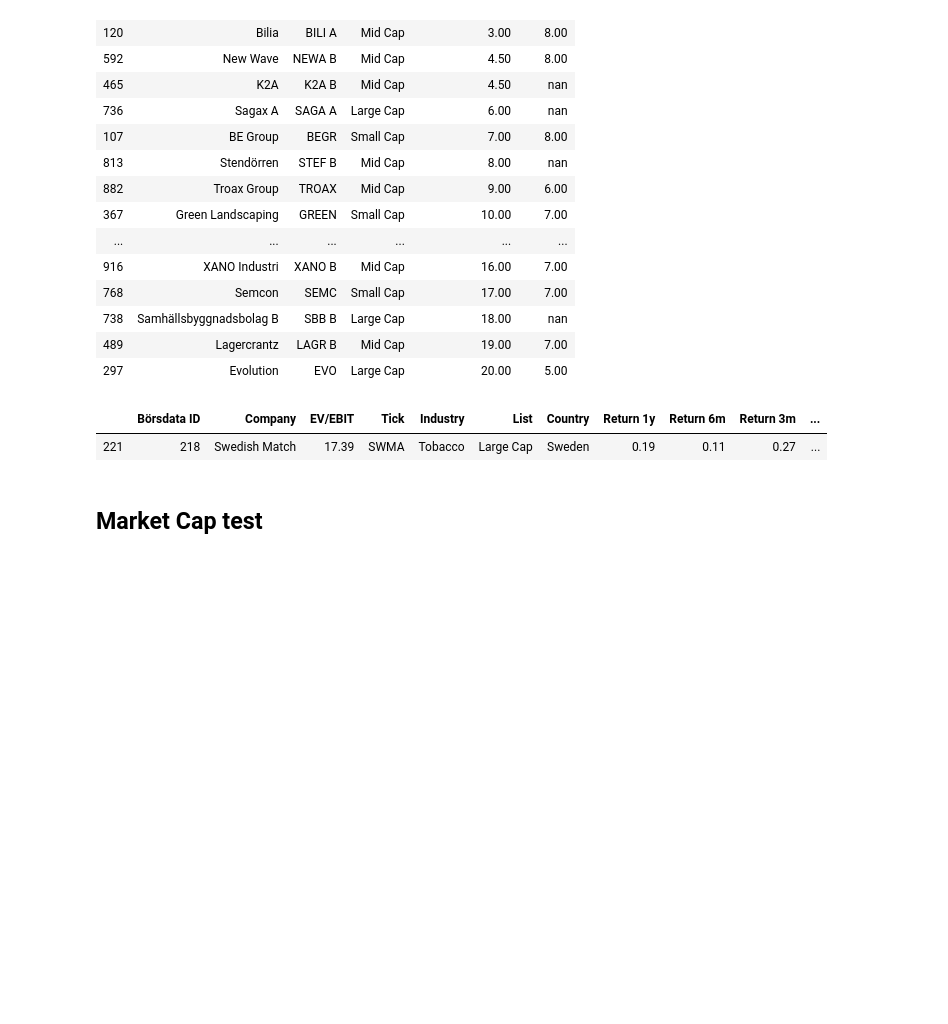
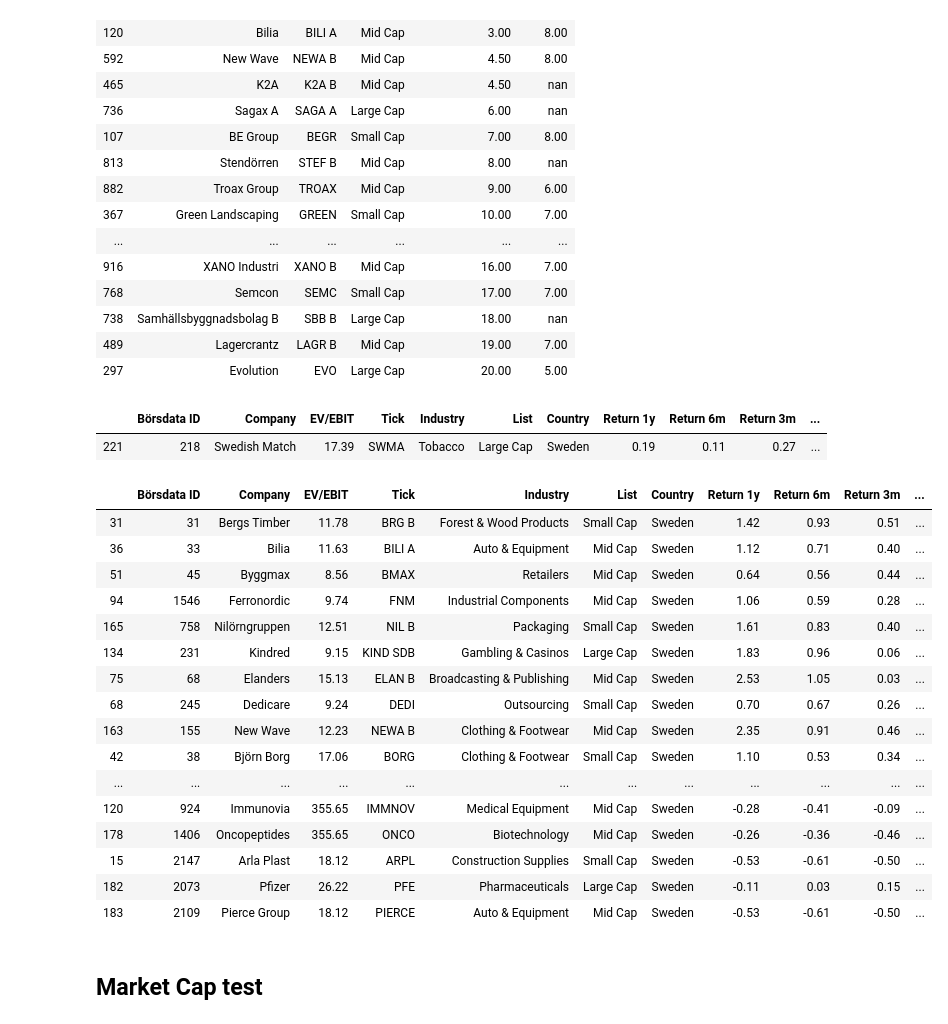
Before and after one commit to webclinic017/Portfolio_Construction, a Jupyter notebook: Equity_Strategies/Quant_Strategies.ipynb, the cells around one changed output. Cells and saved outputs as stored; diff of their text form; code cells hidden in the pictures; blank space fills up the shorter version.

```diff
--- a/Equity_Strategies/Quant_Strategies.ipynb
+++ b/Equity_Strategies/Quant_Strategies.ipynb
@@ -290,6 +290,26 @@ company('Swedish')
 # %% [output]
 |  | Börsdata ID | Company | EV/EBIT | Tick | Industry | List | Country | Return 1y | Return 6m | Return 3m | ... |
 | 221 | 218 | Swedish Match | 17.39 | SWMA | Tobacco | Large Cap | Sweden | 0.19 | 0.11 | 0.27 | ... |
+# %%
+triple_sort_tmp
+# %% [output]
+|  | Börsdata ID | Company | EV/EBIT | Tick | Industry | List | Country | Return 1y | Return 6m | Return 3m | ... |
+| 31 | 31 | Bergs Timber | 11.78 | BRG B | Forest & Wood Products | Small Cap | Sweden | 1.42 | 0.93 | 0.51 | ... |
+| 36 | 33 | Bilia | 11.63 | BILI A | Auto & Equipment | Mid Cap | Sweden | 1.12 | 0.71 | 0.40 | ... |
+| 51 | 45 | Byggmax | 8.56 | BMAX | Retailers | Mid Cap | Sweden | 0.64 | 0.56 | 0.44 | ... |
+| 94 | 1546 | Ferronordic | 9.74 | FNM | Industrial Components | Mid Cap | Sweden | 1.06 | 0.59 | 0.28 | ... |
+| 165 | 758 | Nilörngruppen | 12.51 | NIL B | Packaging | Small Cap | Sweden | 1.61 | 0.83 | 0.40 | ... |
+| 134 | 231 | Kindred | 9.15 | KIND SDB | Gambling & Casinos | Large Cap | Sweden | 1.83 | 0.96 | 0.06 | ... |
+| 75 | 68 | Elanders | 15.13 | ELAN B | Broadcasting & Publishing | Mid Cap | Sweden | 2.53 | 1.05 | 0.03 | ... |
+| 68 | 245 | Dedicare | 9.24 | DEDI | Outsourcing | Small Cap | Sweden | 0.70 | 0.67 | 0.26 | ... |
+| 163 | 155 | New Wave | 12.23 | NEWA B | Clothing & Footwear | Mid Cap | Sweden | 2.35 | 0.91 | 0.46 | ... |
+| 42 | 38 | Björn Borg | 17.06 | BORG | Clothing & Footwear | Small Cap | Sweden | 1.10 | 0.53 | 0.34 | ... |
+| ... | ... | ... | ... | ... | ... | ... | ... | ... | ... | ... | ... |
+| 120 | 924 | Immunovia | 355.65 | IMMNOV | Medical Equipment | Mid Cap | Sweden | -0.28 | -0.41 | -0.09 | ... |
+| 178 | 1406 | Oncopeptides | 355.65 | ONCO | Biotechnology | Mid Cap | Sweden | -0.26 | -0.36 | -0.46 | ... |
+| 15 | 2147 | Arla Plast | 18.12 | ARPL | Construction Supplies | Small Cap | Sweden | -0.53 | -0.61 | -0.50 | ... |
+| 182 | 2073 | Pfizer | 26.22 | PFE | Pharmaceuticals | Large Cap | Sweden | -0.11 | 0.03 | 0.15 | ... |
+| 183 | 2109 | Pierce Group | 18.12 | PIERCE | Auto & Equipment | Mid Cap | Sweden | -0.53 | -0.61 | -0.50 | ... |
 # %% [markdown]
 ## Market Cap test
 # %%
```
Also changed, not shown: 13 other files.
